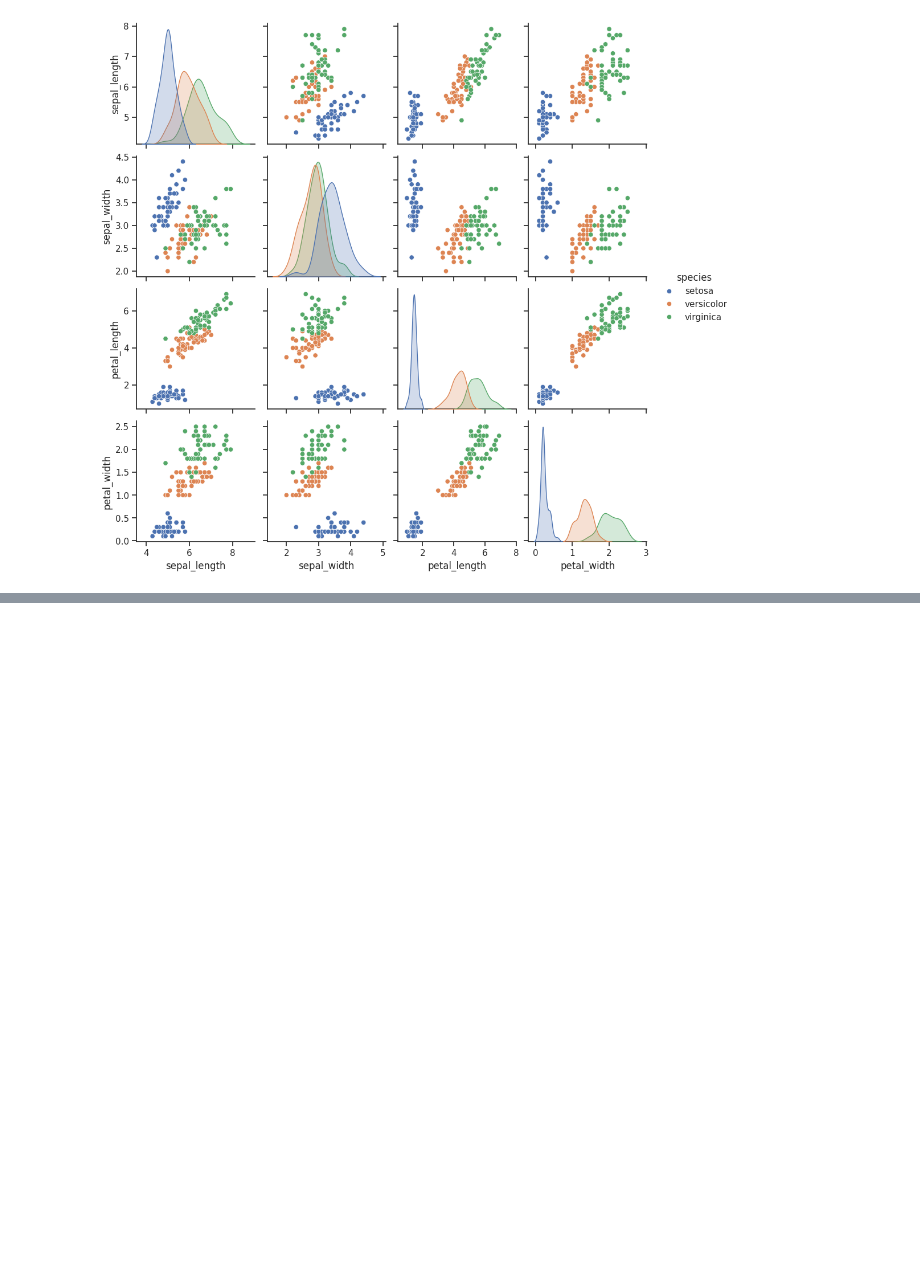
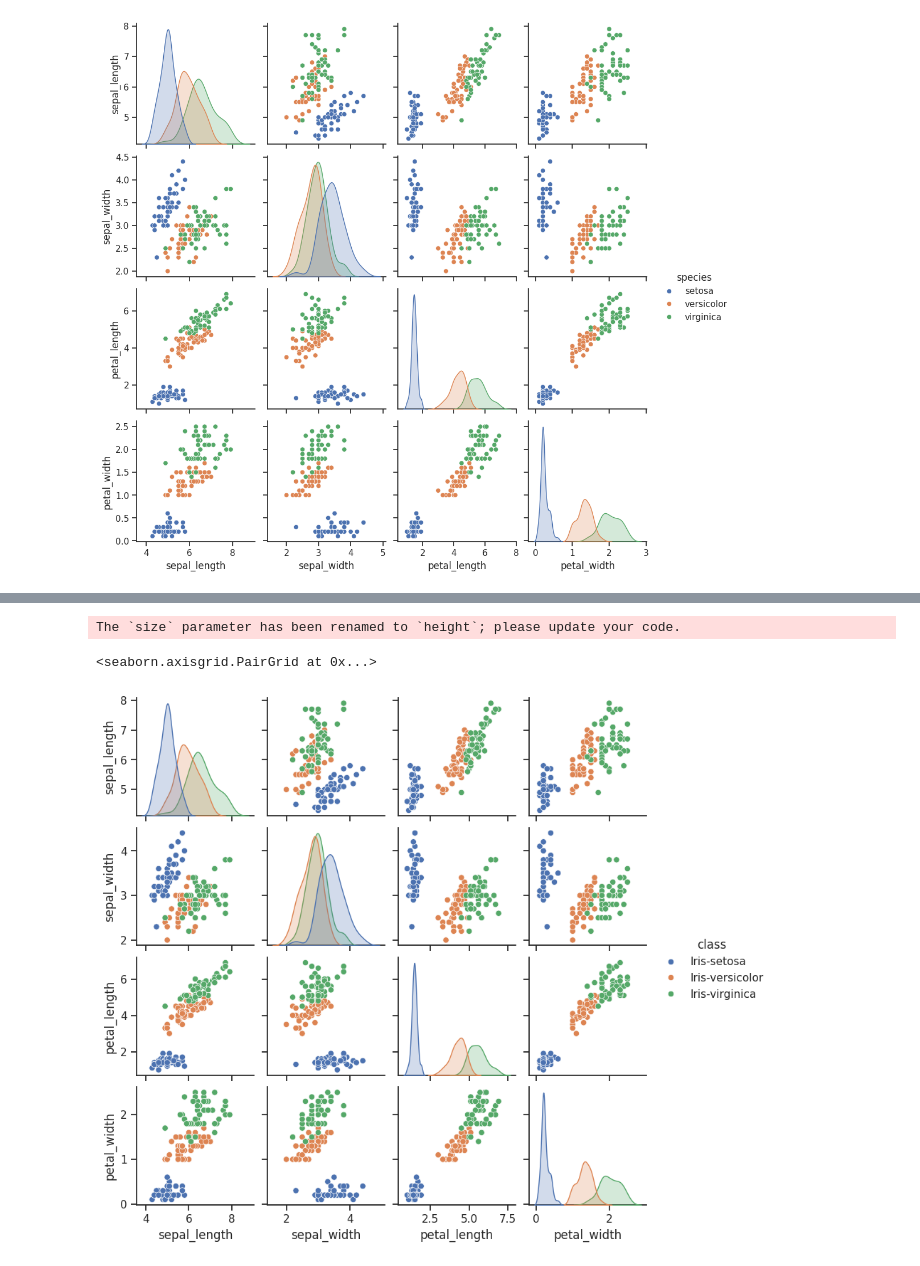
Before and after one commit to MinhQuang31751/Python, a Jupyter notebook: Data_Analytics_and_Visualization__with_Python.ipynb, the cells around one changed output, grey strips where cells are left out. Cells and saved outputs as stored; diff of their text form; code cells hidden in the pictures; blank space fills up the shorter version.

```diff
--- a/Data_Analytics_and_Visualization__with_Python.ipynb
+++ b/Data_Analytics_and_Visualization__with_Python.ipynb
@@ -508,0 +575,7 @@ g.despine(left=True, bottom=True) # Xóa đường viền bên trái và dưới
+# %%
+# Tạo ma trận biểu đồ phân tán cho DataFrame df, tô màu theo cột 'class'
+sns.pairplot(df, hue="class", size=2)
+# %% [output]
+The `size` parameter has been renamed to `height`; please update your code.
+<seaborn.axisgrid.PairGrid at 0x...>
+[figure, added]
```
Also changed, not shown: parts of 20 cells of this notebook.
